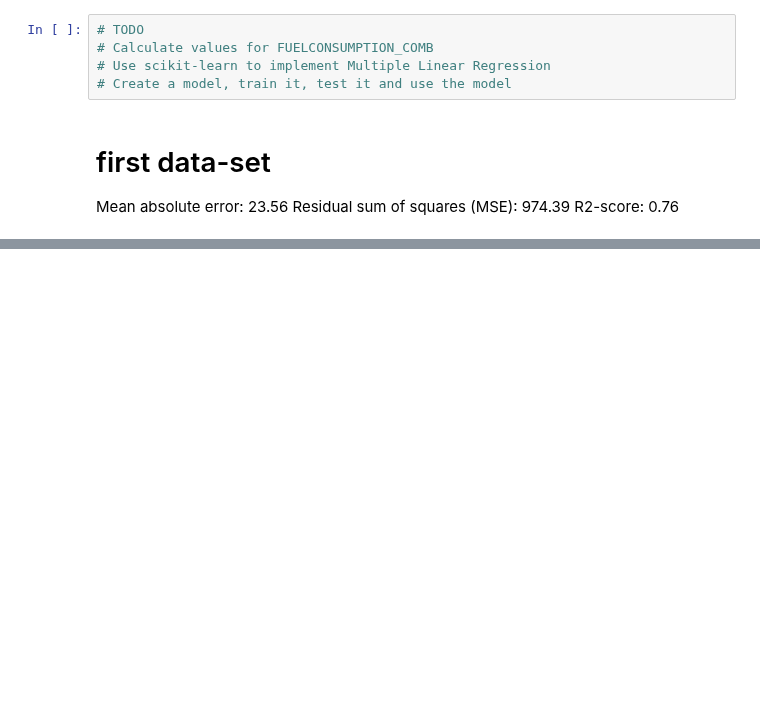
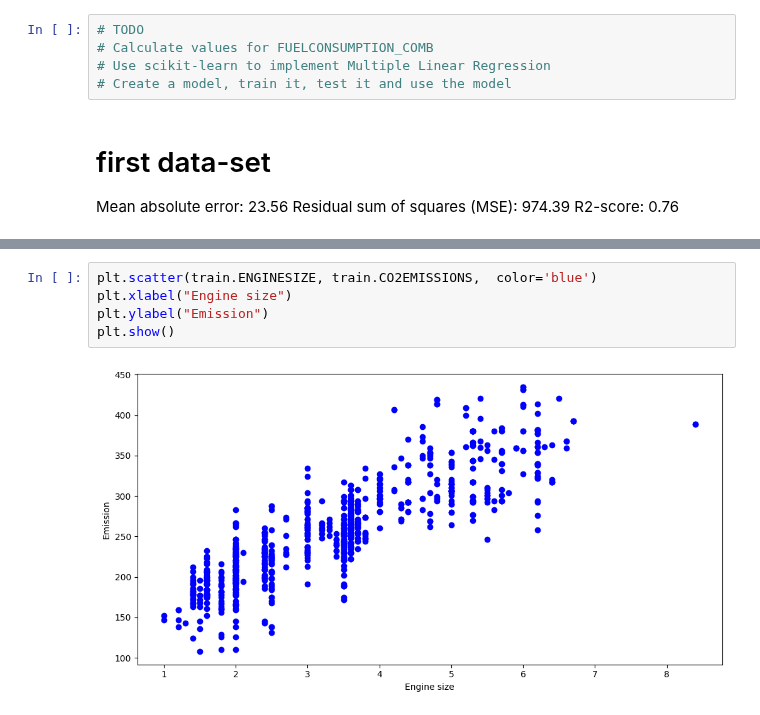
Before and after one commit to Ada-Lovelace-Akademi/data-science, a Jupyter notebook: week-6/6-example.ipynb, the cells around one changed output, grey strips where cells are left out. Saved outputs shown, nothing was run; the diff lists cells and outputs as text; blank space fills up the shorter version.

```diff
--- a/week-6/6-example.ipynb
+++ b/week-6/6-example.ipynb
@@ -179,0 +235,7 @@ R2-score: 0.76
+# %%
+plt.scatter(train.ENGINESIZE, train.CO2EMISSIONS,  color='blue')
+plt.xlabel("Engine size")
+plt.ylabel("Emission")
+plt.show()
+# %% [output]
+[figure, added]
```
Also changed, not shown: parts of 13 cells of this notebook.
